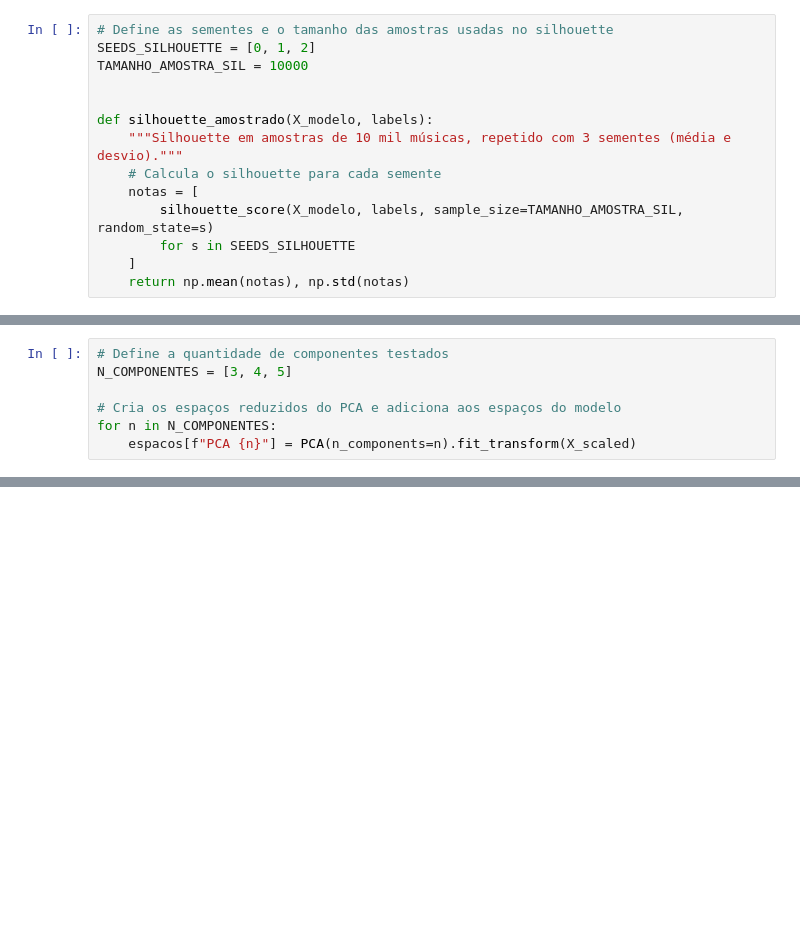
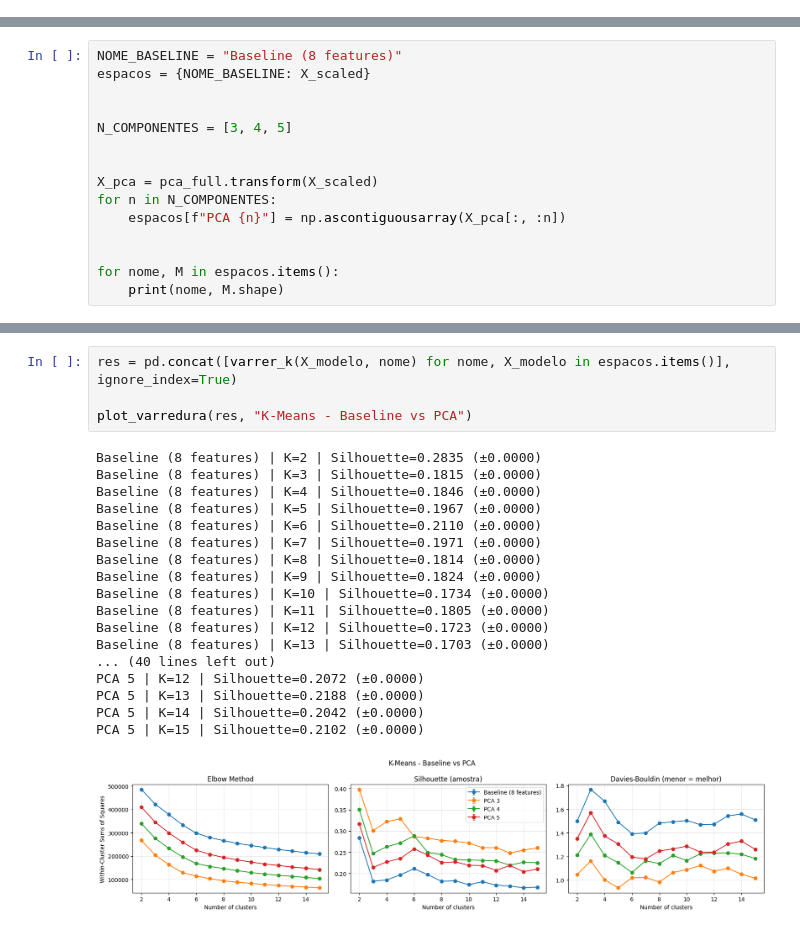
Before and after one commit to Victorpeereiraa/cross_genre_music_discovery, a Jupyter notebook: notebooks/kmeans_model.ipynb, the cells around one changed output, grey strips where cells are left out. Saved outputs shown, nothing was run; the diff lists cells and outputs as text; blank space fills up the shorter version.

Commit message:
Update K-Means notebook analysis and conclusions

```diff
--- a/notebooks/kmeans_model.ipynb
+++ b/notebooks/kmeans_model.ipynb
@@ -174,14 +0,0 @@ def plot_perfil(perfil, titulo, ax):
-# %%
-# Define as sementes e o tamanho das amostras usadas no silhouette
-SEEDS_SILHOUETTE = [0, 1, 2]
-TAMANHO_AMOSTRA_SIL = 10000
-
-
-def silhouette_amostrado(X_modelo, labels):
-    """Silhouette em amostras de 10 mil músicas, repetido com 3 sementes (média e desvio)."""
-    # Calcula o silhouette para cada semente
-    notas = [
-        silhouette_score(X_modelo, labels, sample_size=TAMANHO_AMOSTRA_SIL, random_state=s)
-        for s in SEEDS_SILHOUETTE
-    ]
-    return np.mean(notas), np.std(notas)
@@ -327,7 +0,0 @@ loadings.iloc[:, :5].round(2)
-# %%
-# Define a quantidade de componentes testados
-N_COMPONENTES = [3, 4, 5]
-
-# Cria os espaços reduzidos do PCA e adiciona aos espaços do modelo
-for n in N_COMPONENTES:
-    espacos[f"PCA {n}"] = PCA(n_components=n).fit_transform(X_scaled)
@@ -546,0 +379,15 @@ O PCA não melhorou a qualidade do agrupamento. Os resultados sustentam o baseli
+# %%
+NOME_BASELINE = "Baseline (8 features)"
+espacos = {NOME_BASELINE: X_scaled}
+
+
+N_COMPONENTES = [3, 4, 5]
+
+
+X_pca = pca_full.transform(X_scaled)
+for n in N_COMPONENTES:
+    espacos[f"PCA {n}"] = np.ascontiguousarray(X_pca[:, :n])
+
+
+for nome, M in espacos.items():
+    print(nome, M.shape)
@@ -546,0 +403,23 @@ O PCA não melhorou a qualidade do agrupamento. Os resultados sustentam o baseli
+# %%
+res = pd.concat([varrer_k(X_modelo, nome) for nome, X_modelo in espacos.items()], ignore_index=True)
+
+plot_varredura(res, "K-Means - Baseline vs PCA")
+# %% [output]
+Baseline (8 features) | K=2 | Silhouette=0.2835 (±0.0000)
+Baseline (8 features) | K=3 | Silhouette=0.1815 (±0.0000)
+Baseline (8 features) | K=4 | Silhouette=0.1846 (±0.0000)
+Baseline (8 features) | K=5 | Silhouette=0.1967 (±0.0000)
+Baseline (8 features) | K=6 | Silhouette=0.2110 (±0.0000)
+Baseline (8 features) | K=7 | Silhouette=0.1971 (±0.0000)
+Baseline (8 features) | K=8 | Silhouette=0.1814 (±0.0000)
+Baseline (8 features) | K=9 | Silhouette=0.1824 (±0.0000)
+Baseline (8 features) | K=10 | Silhouette=0.1734 (±0.0000)
+Baseline (8 features) | K=11 | Silhouette=0.1805 (±0.0000)
+Baseline (8 features) | K=12 | Silhouette=0.1723 (±0.0000)
+Baseline (8 features) | K=13 | Silhouette=0.1703 (±0.0000)
+... (40 lines left out)
+PCA 5 | K=12 | Silhouette=0.2072 (±0.0000)
+PCA 5 | K=13 | Silhouette=0.2188 (±0.0000)
+PCA 5 | K=14 | Silhouette=0.2042 (±0.0000)
+PCA 5 | K=15 | Silhouette=0.2102 (±0.0000)
+[figure, added]
```
Also changed, not shown: parts of 113 cells of this notebook, 1 other file.
